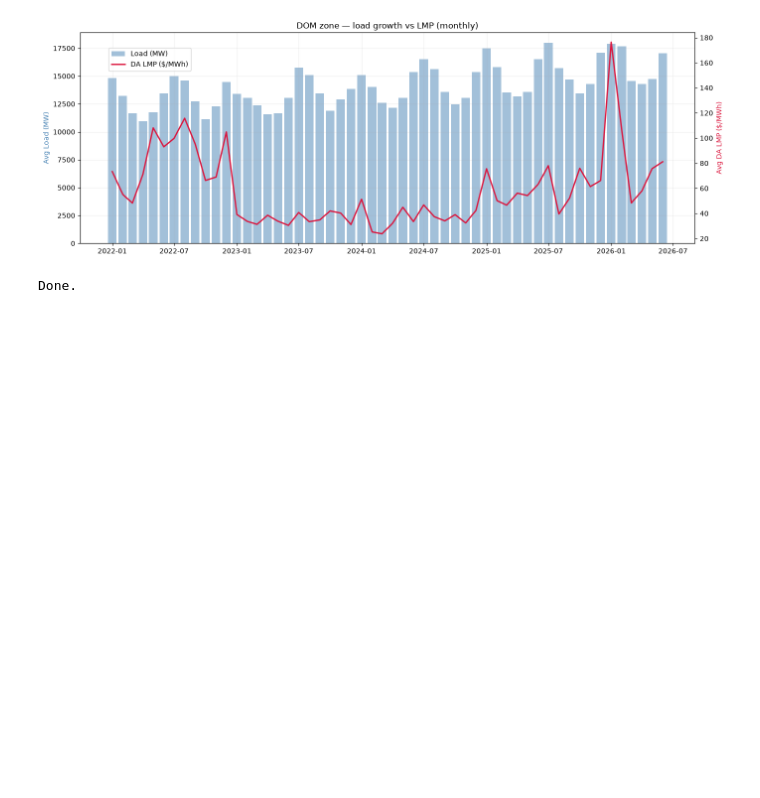
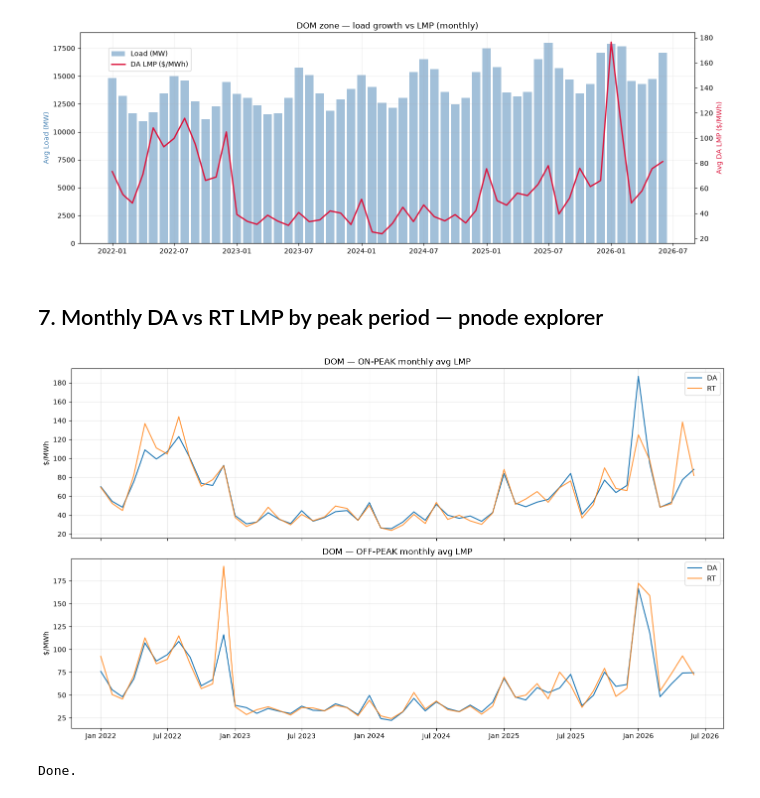
Before and after one commit to McSavage/pjm_pipeline, a Jupyter notebook: 01_lmp_explorer.ipynb, the cells around one changed output. Saved outputs shown, nothing was run; the diff lists cells and outputs as text; code cells hidden in the pictures; blank space fills up the shorter version.

Commit message:
Add on/off-peak DA vs RT LMP explorer section, filter last-complete-month
Uses pjm_lmp_monthly_peak() for a given pnode, trimmed to full months
so the current in-progress month doesn't skew the chart.

```diff
--- a/01_lmp_explorer.ipynb
+++ b/01_lmp_explorer.ipynb
@@ -212,6 +215,35 @@ plt.tight_layout()
 plt.show()
 # %% [output]
 [figure]
+# %% [markdown]
+## 7. Monthly DA vs RT LMP by peak period — pnode explorer
+# %%
+pnode_name = 'DOM'
+
+peak = pd.read_sql(
+    "SELECT * FROM pjm_lmp_monthly_peak(%(pnode)s)",
+    conn, params={'pnode': pnode_name}, parse_dates=['month_start']
+)
+
+last_complete_month = pd.Timestamp.now().normalize().replace(day=1)
+peak = peak[peak['month_start'] < last_complete_month]
+
+fig, axes = plt.subplots(2, 1, figsize=(14, 8), sharex=True)
+
+for ax, ptype in zip(axes, ['ON-PEAK', 'OFF-PEAK']):
+    sub = peak[peak['peak_type'] == ptype].set_index('month_start')
+    ax.plot(sub.index, sub['avg_da_lmp'], label='DA', linewidth=1.5)
+    ax.plot(sub.index, sub['avg_rt_lmp'], label='RT', linewidth=1.5, alpha=0.8)
+    ax.set_title(f'{pnode_name} — {ptype} monthly avg LMP')
+    ax.set_ylabel('$/MWh')
+    ax.legend()
+    ax.grid(alpha=0.3)
+
+axes[1].xaxis.set_major_formatter(mdates.DateFormatter('%b %Y'))
+plt.tight_layout()
+plt.show()
+# %% [output]
+[figure, added]
 # %%
 conn.close()
 engine.dispose()
```
Also changed, not shown: parts of 7 cells of this notebook.
